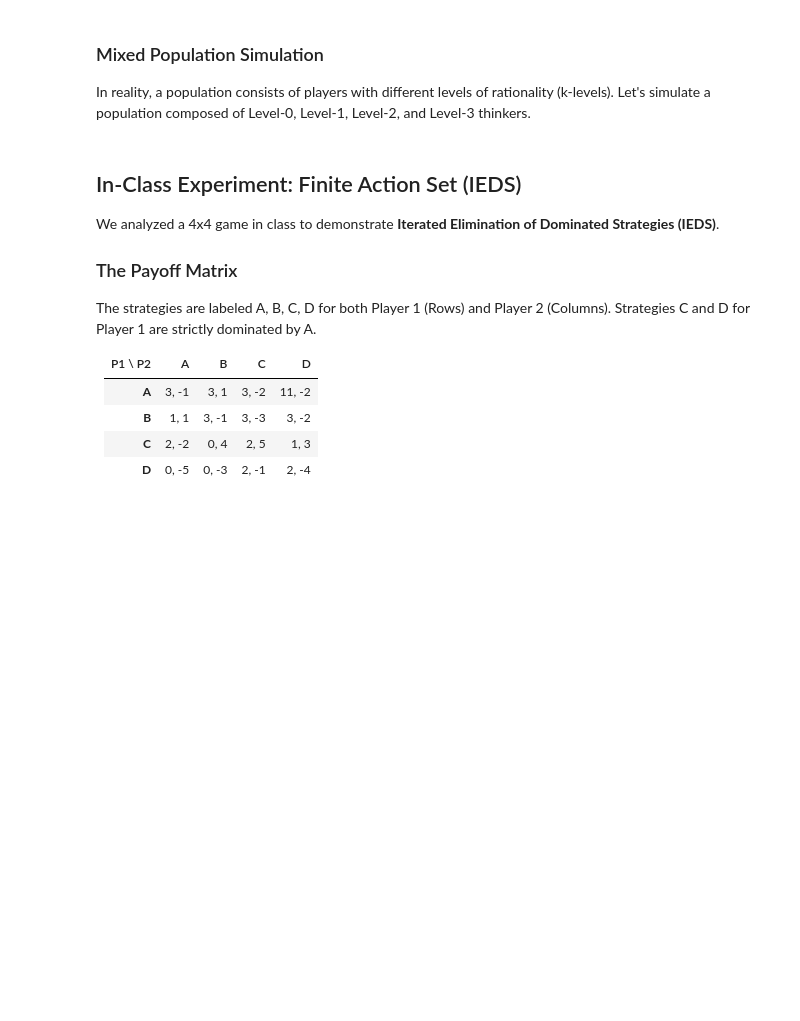
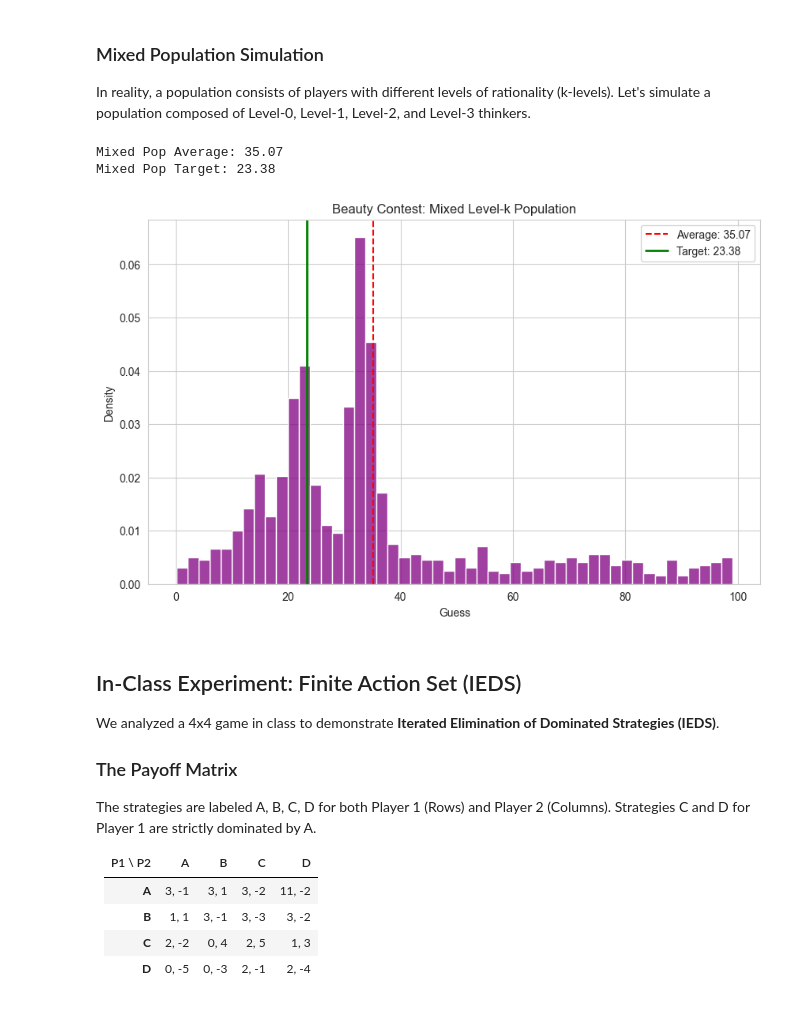
Before and after one commit to ManuDalBorgo/Interdisciplinary-Game-Theory, a Jupyter notebook: Chapter 2 - Common Knowledge and the Beauty Contest.ipynb, the cells around one changed output. Cells and saved outputs as stored; diff of their text form; code cells hidden in the pictures; blank space fills up the shorter version.

```diff
--- a/Chapter 2 - Common Knowledge and the Beauty Contest.ipynb
+++ b/Chapter 2 - Common Knowledge and the Beauty Contest.ipynb
@@ -148,3 +109,63 @@ plt.show()
+# %%
+def simulate_mixed_population(n_players=1000, proportions={0: 0.4, 1: 0.3, 2: 0.2, 3: 0.1}):
+    """
+    Simulates a Beauty Contest game with a heterogeneous population of level-k thinkers.
+
+    Parameters:
+    - n_players: Total number of players involved in the simulation.
+    - proportions: A dictionary mapping the level of reasoning (k) to the proportion of the population.
+                   Example: {0: 0.4, 1: 0.3} means 40% are Level-0, 30% are Level-1.
+
+    Returns:
+    - guesses: An array of all guesses made by the population.
+    - average: The average of all guesses.
+    - target: The winning target value (2/3 of the average).
+    """
+    guesses = []
+
+    for level, prop in proportions.items():
+        # Calculate number of players for this specific level
+        count = int(n_players * prop)
+
+        if level == 0:
+            # Level-0: Zero Rationality
+            # These players choose numbers randomly without any strategic thought.
+            # We model this as a Uniform Distribution between 0 and 100.
+            # Expected Average for this group: 50.
+            g = np.random.uniform(0, 100, count)
+        else:
+            # Level-k: Strategic Thinkers (k > 0)
+            # These players assume everyone else is at Level-(k-1).
+            # They calculate the best response to the average of Level-(k-1) players.
+
+            # Level-1 assumes avg is 50 -> guesses 33.33
+            # Level-2 assumes avg is 33.33 -> guesses 22.22
+            # Formula: 50 * (2/3)^k
+
+            val = 50 * ((2/3)**level)
+
+            # Implementation Detail:
+            # In reality, people don't calculate with perfect precision or may have slight variations in belief.
+            # We add small Gaussian noise (std dev = 2) to simulate this "trembling hand" or bounded precision.
+            g = np.random.normal(val, 2, count)
+
+        guesses.extend(g)
+
+    guesses = np.array(guesses)
+    # Ensure guesses stay within the valid game range [0, 100]
+    # This handles edge cases where noise might push a low guess below 0.
+    guesses = np.clip(guesses, 0, 100)
+
+    average = np.mean(guesses)
+    target = (2/3) * average
+
+    return guesses, average, target
+
+guesses_mixed, avg_m, target_m = simulate_mixed_population()
+# %% [output]
+Mixed Pop Average: 35.07
+Mixed Pop Target: 23.38
+[figure, added]
 # %% [markdown]
 ## In-Class Experiment: Finite Action Set (IEDS)
 
```
Also changed, not shown: parts of 6 cells of this notebook.
